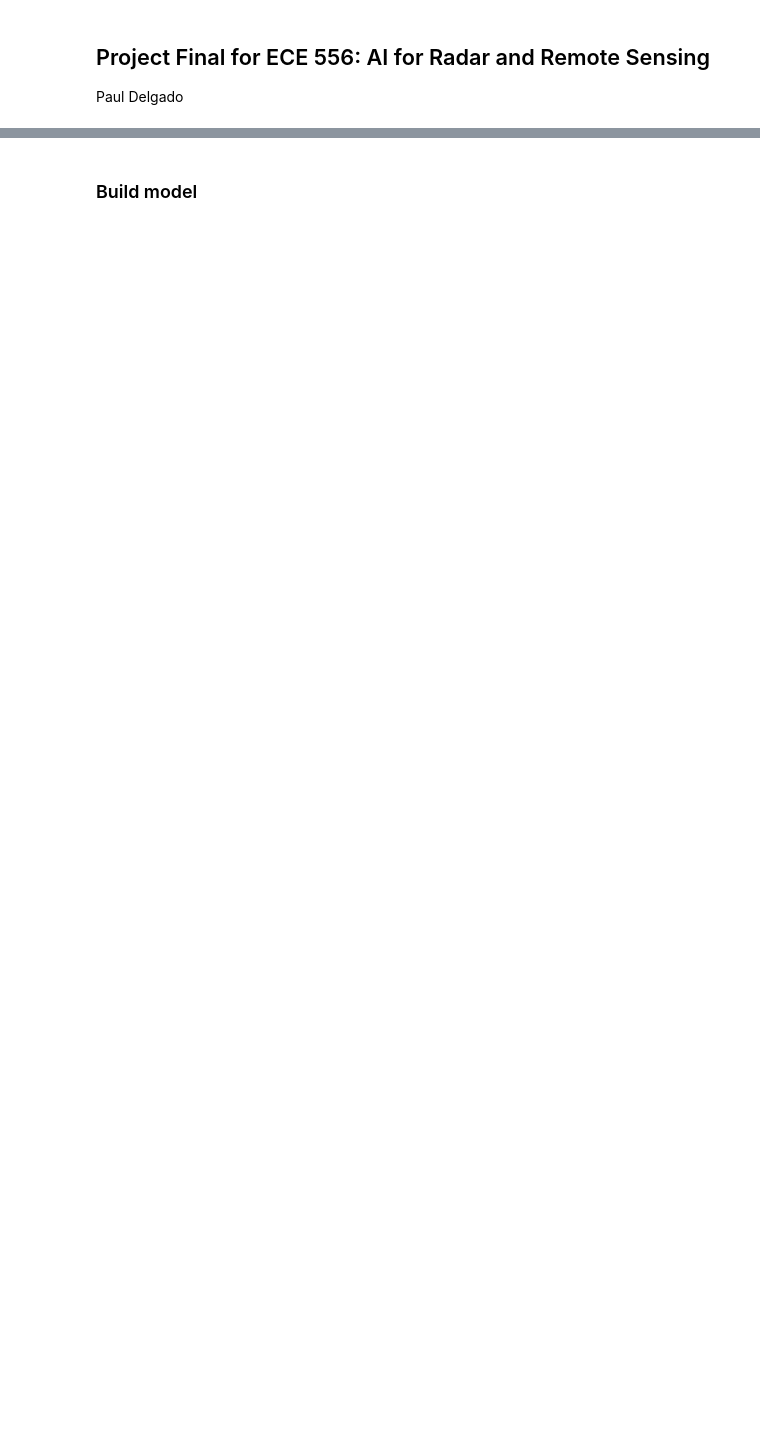
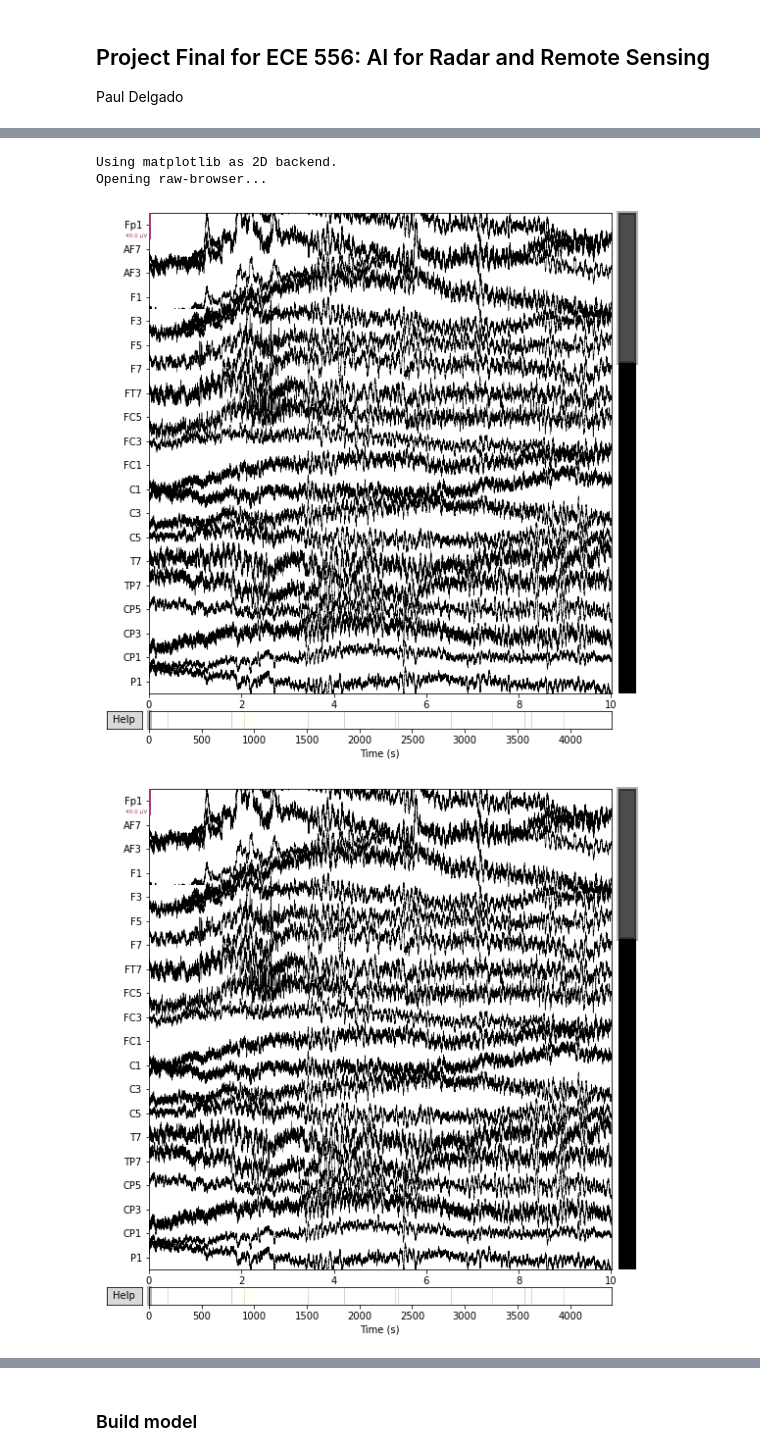
Before and after one commit to paulrdelg/eeg1, a Jupyter notebook: main.ipynb, the cells around one changed output, grey strips where cells are left out. Cells and saved outputs as stored; diff of their text form; code cells hidden in the pictures; blank space fills up the shorter version.

Commit message:
code to plot raw data

```diff
--- a/main.ipynb
+++ b/main.ipynb
@@ -23,0 +21,12 @@ zip_ref.extractall('BCI-SSVEP_Database_Aceves')
+# %%
+dataset = 'ds004040'
+
+subject = '001'
+session = '01'
+run = 1
+task = 'trance'
+suffix = 'eeg'
+datatype = 'eeg'
+# %%
+bids_root = os.path.join(os.getcwd(), dataset)
+print(bids_root)
@@ -23,0 +56,16 @@ zip_ref.extractall('BCI-SSVEP_Database_Aceves')
+# %%
+#bids_path = mne_bids.BIDSPath(root=bids_root, datatype=datatype)
+#bids_path = mne_bids.BIDSPath(root=bids_root, session=session, datatype=datatype)
+#bids_path = mne_bids.BIDSPath(root=bids_root, subject=subject, datatype=datatype, task=task)
+#bids_path = mne_bids.BIDSPath(root=bids_root, subject=subject, datatype=datatype, task=task, run=run )
+#bids_path = mne_bids.BIDSPath(root=bids_root, subject=subject, session=session, datatype=datatype, task=task )
+bids_path = mne_bids.BIDSPath(root=bids_root,
+                              subject=subject,
+                              session=session,
+                              datatype=datatype,
+                              task=task,
+                              suffix = suffix,
+                              extension='.set'
+                             )
+#bids_path = mne_bids.BIDSPath(subject=subject, session=session, task=task, suffix=suffix, datatype=datatype, root=bids_root)
+print(bids_path)
@@ -23,0 +74,3 @@ zip_ref.extractall('BCI-SSVEP_Database_Aceves')
+# %%
+#raw = mne_bids.read_raw_bids(bids_path=bids_path, verbose=False)
+raw = mne_bids.read_raw_bids(bids_path=bids_path)
@@ -23,0 +117,7 @@ zip_ref.extractall('BCI-SSVEP_Database_Aceves')
+# %%
+raw.plot()
+# %% [output]
+Using matplotlib as 2D backend.
+Opening raw-browser...
+[figure, added]
+[figure, added]
```
Also changed, not shown: parts of 24 cells of this notebook, 2 other files.
